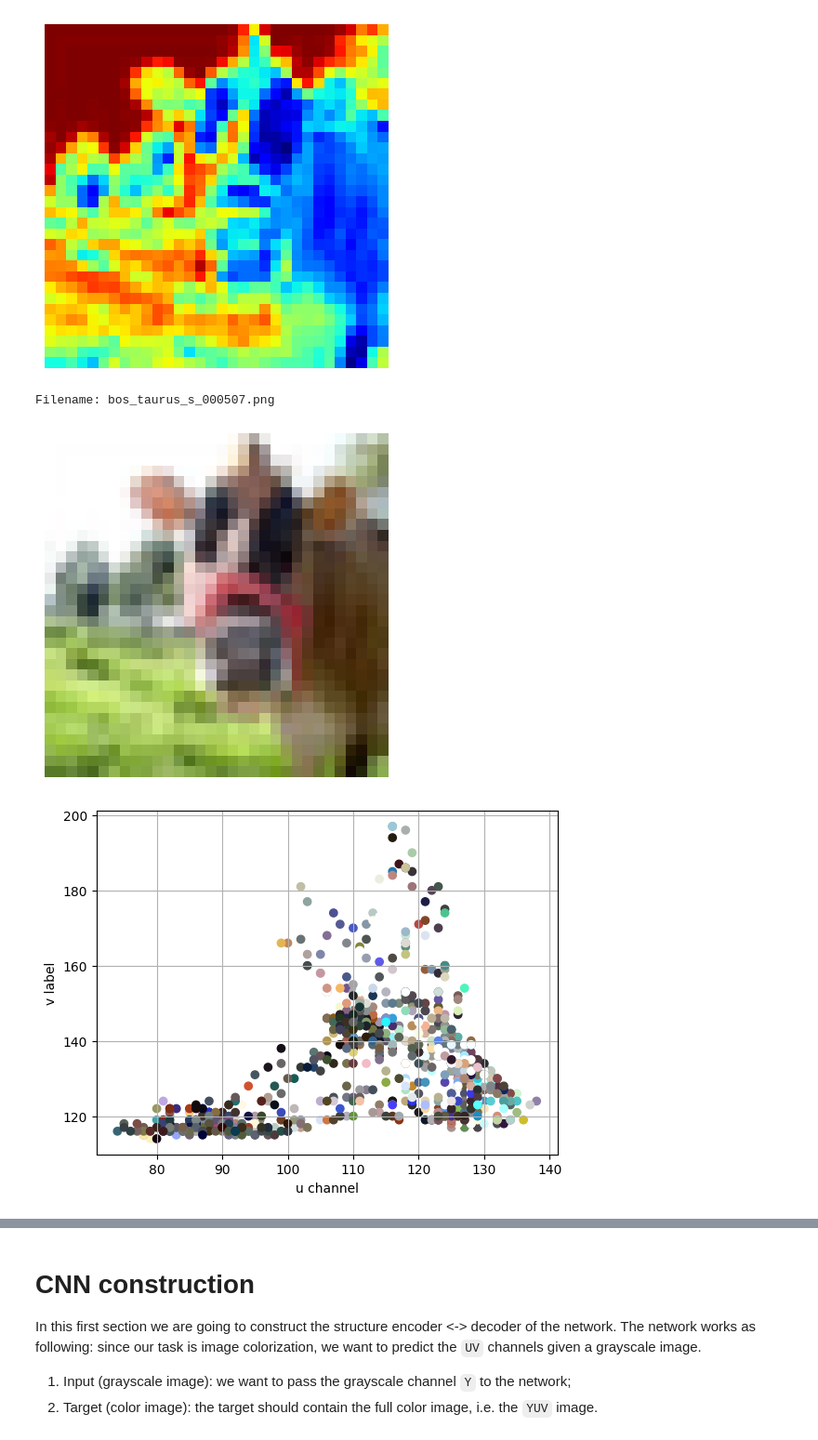
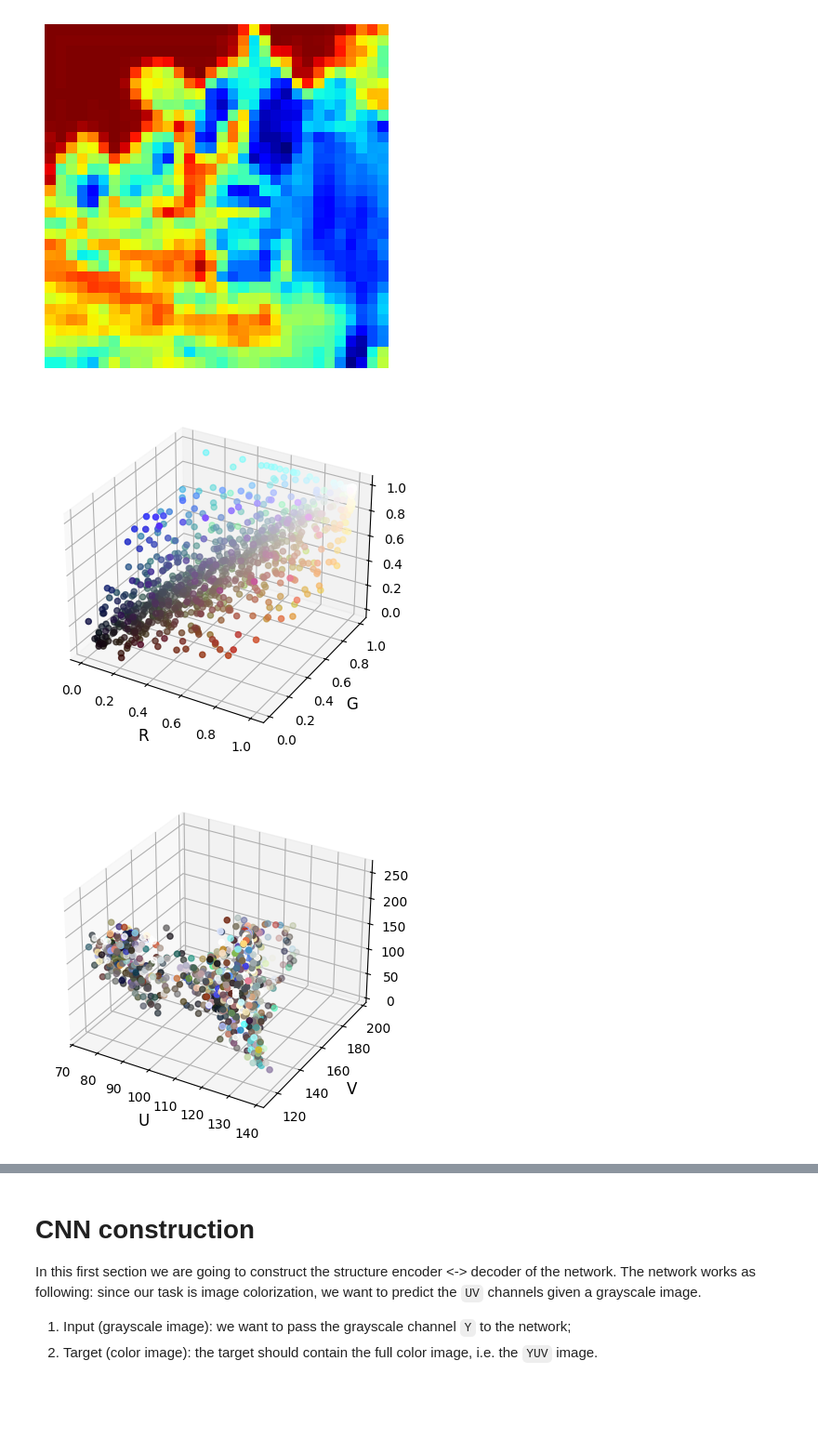
Before and after one commit to mihribanyvs/Colorization, a Jupyter notebook: first_file.ipynb, the cells around one changed output, grey strips where cells are left out. Shown at 93% size. Drawn from its saved outputs; the diff is of its cells as text; code cells hidden in the pictures; blank space fills up the shorter version.

```diff
--- a/first_file.ipynb
+++ b/first_file.ipynb
@@ -131,28 +131,54 @@ Filename: bos_taurus_s_000507.png
 # %%
 def plot_uv(train_loader, idx = 0):
     num = 0
     for batch in train_loader:
         if num == 1:
             break
         image_tensor, filename = batch
 
         image_yuv = rgb_to_yuv(image_tensor[0])
+        #print(image_tensor[0].shape)
+        #image_yuv = cv2.cvtColor(image_tensor[0], cv2.COLOR_RGB2YUV)
+
 
         colors = image_tensor[0].reshape(-1, 3)
 
+        colors_yuv = image_yuv.reshape(-1, 3)
+
+        Y_chan = image_yuv[0, :, :].flatten()
         U_chan = image_yuv[1, :, :].flatten()
         V_chan = image_yuv[2, :, :].flatten()
 
 
-        print(f"Filename: {filename[0]}")
-        imshow(image_tensor[0])
-        plt.scatter(U_chan, V_chan, c = colors)
-        plt.xlabel('u channel')
-        plt.ylabel('v label')
+
+        #print(f"Filename: {filename[0]}")
+        #imshow(image_tensor[0])
+        ax = plt.axes(projection = '3d')
+        ax.scatter(colors[:, 0], colors[:, 1], colors[:, 2], c = colors)
+        ax.set_xlabel('R', fontsize=12)
+        ax.set_ylabel('G', fontsize=12)
+        ax.set_zlabel('B', fontsize=12)
+        #plt.scatter(colors[:, 0], colors[:, 1])
+
+        plt.show()
+
+        ax = plt.axes(projection = '3d')
+        ax.scatter(U_chan, V_chan, Y_chan, c = colors)
+        ax.set_xlabel('U', fontsize=12)
+        ax.set_ylabel('V', fontsize=12)
+        ax.set_zlabel('Y', fontsize=12)
+        plt.show()
+
+
+        plt.scatter(Y_chan, U_chan, c = colors)
+        plt.xlabel('Y channel')
+        plt.ylabel('U label')
         plt.grid()
+
+
+
         num += 1
 plot_uv(train_loader)
 # %% [output]
-Filename: bos_taurus_s_000507.png
-[figure, old version]
+[figure, new version]
-[figure, old version]
+[figure, new version]
```
Also changed, not shown: parts of 15 cells of this notebook.
